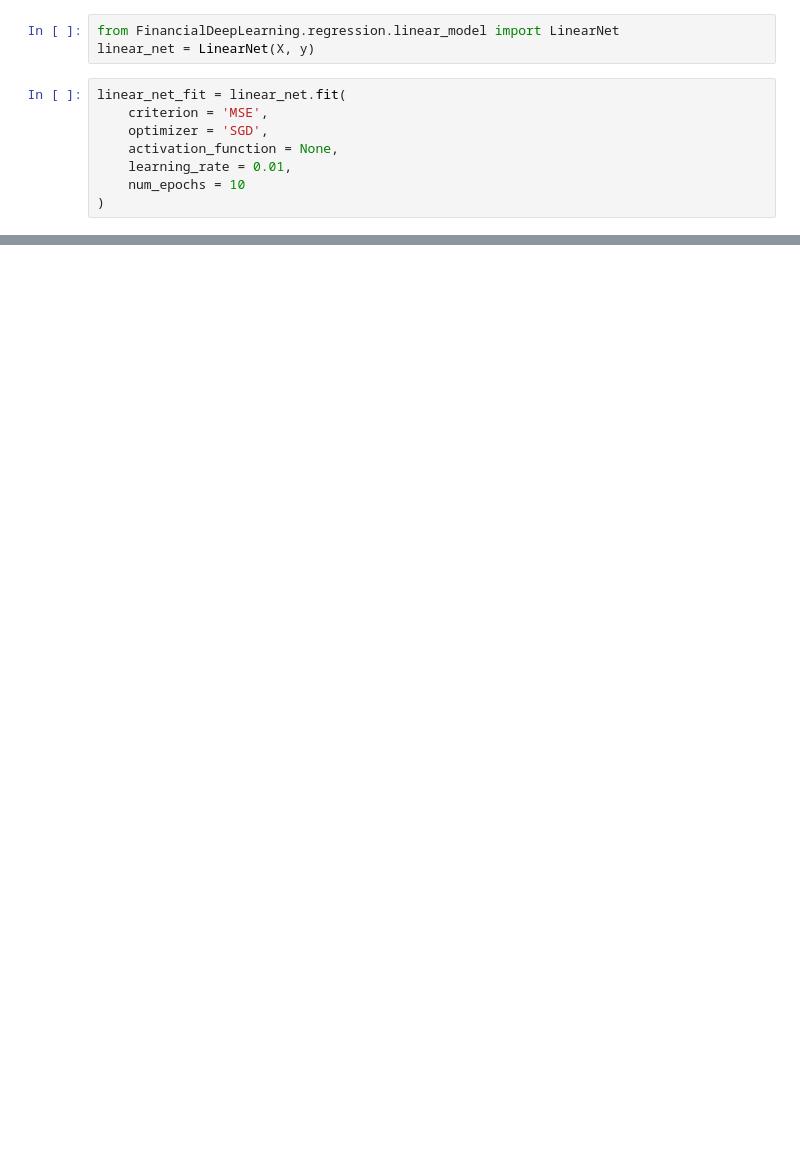
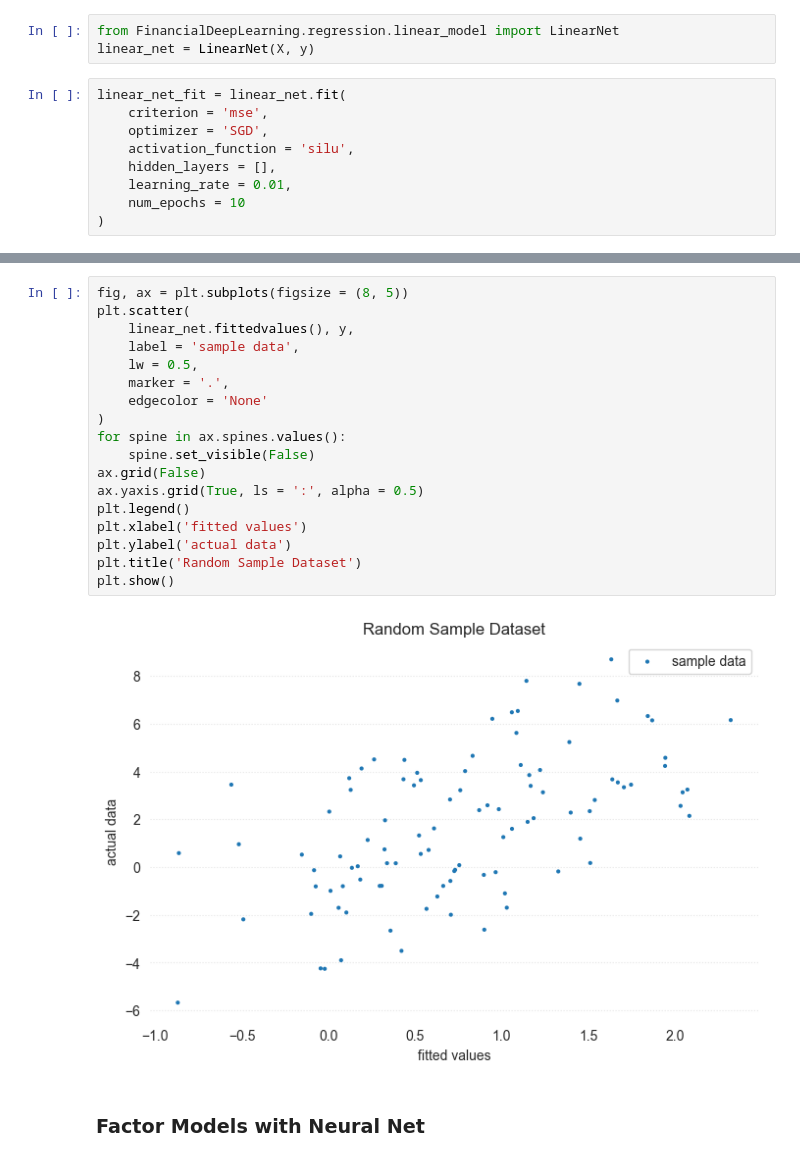
Before and after one commit to QuantifiSogang/2024-02SeniorMLFinance, a Jupyter notebook: Notes/Week01StatisticalLearning/Prac01LinearModelsWithNeuralNet.ipynb, the cells around one changed output, grey strips where cells are left out. Saved outputs shown, nothing was run; the diff lists cells and outputs as text; blank space fills up the shorter version.

```diff
--- a/Notes/Week01StatisticalLearning/Prac01LinearModelsWithNeuralNet.ipynb
+++ b/Notes/Week01StatisticalLearning/Prac01LinearModelsWithNeuralNet.ipynb
@@ -39,9 +39,10 @@ from FinancialDeepLearning.regression.linear_model import LinearNet
 linear_net = LinearNet(X, y)
 # %%
 linear_net_fit = linear_net.fit(
-    criterion = 'MSE',
+    criterion = 'mse',
     optimizer = 'SGD',
-    activation_function = None,
+    activation_function = 'silu',
+    hidden_layers = [],
     learning_rate = 0.01,
     num_epochs = 10
 )
@@ -77 +71,23 @@ Kurtosis:             0.01
 ==========================================================
+# %%
+fig, ax = plt.subplots(figsize = (8, 5))
+plt.scatter(
+    linear_net.fittedvalues(), y,
+    label = 'sample data',
+    lw = 0.5,
+    marker = '.',
+    edgecolor = 'None'
+)
+for spine in ax.spines.values():
+    spine.set_visible(False)
+ax.grid(False)
+ax.yaxis.grid(True, ls = ':', alpha = 0.5)
+plt.legend()
+plt.xlabel('fitted values')
+plt.ylabel('actual data')
+plt.title('Random Sample Dataset')
+plt.show()
+# %% [output]
+[figure, added]
+# %% [markdown]
+### Factor Models with Neural Net
```
Also changed, not shown: parts of 17 cells of this notebook.
